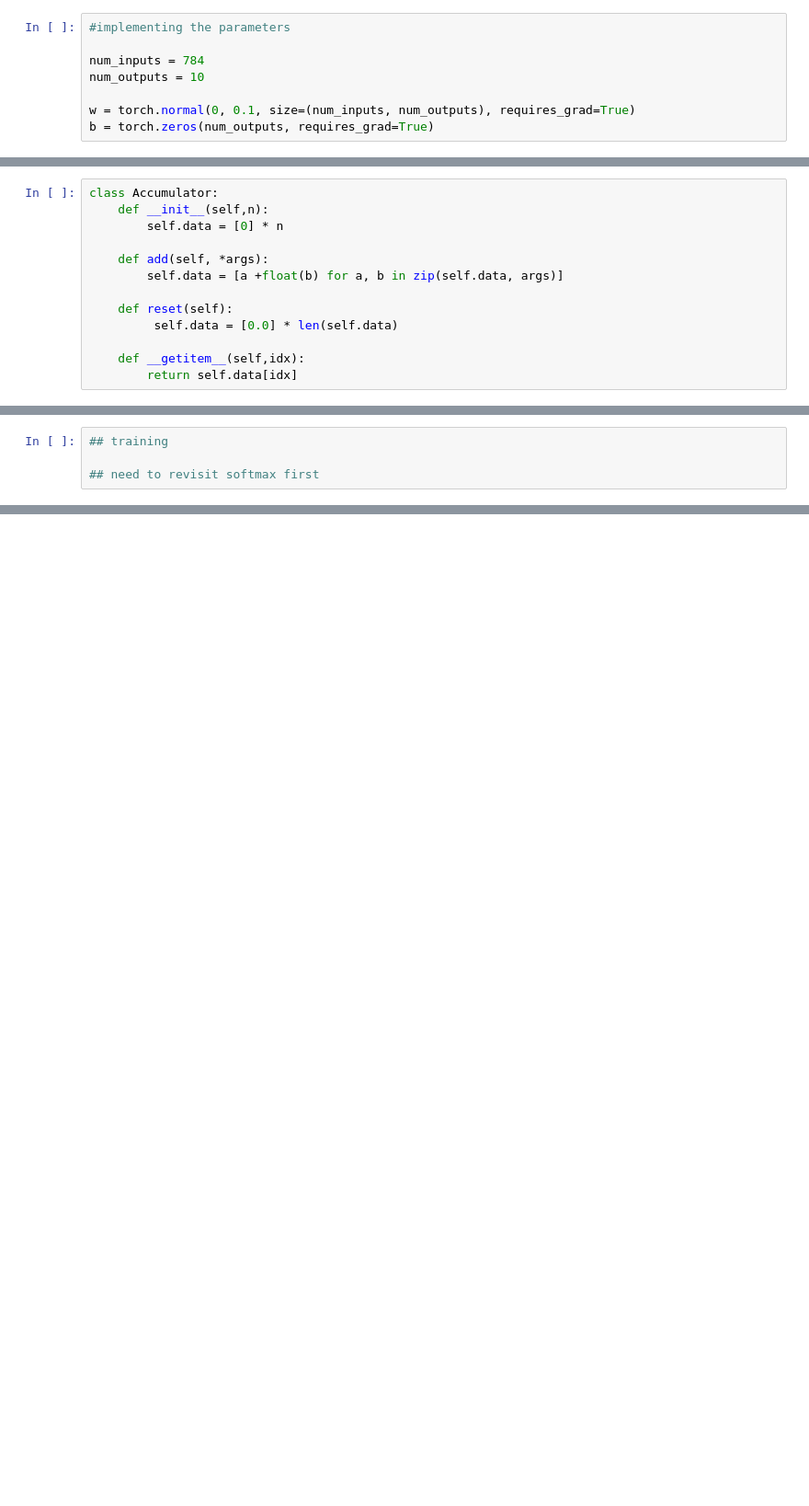
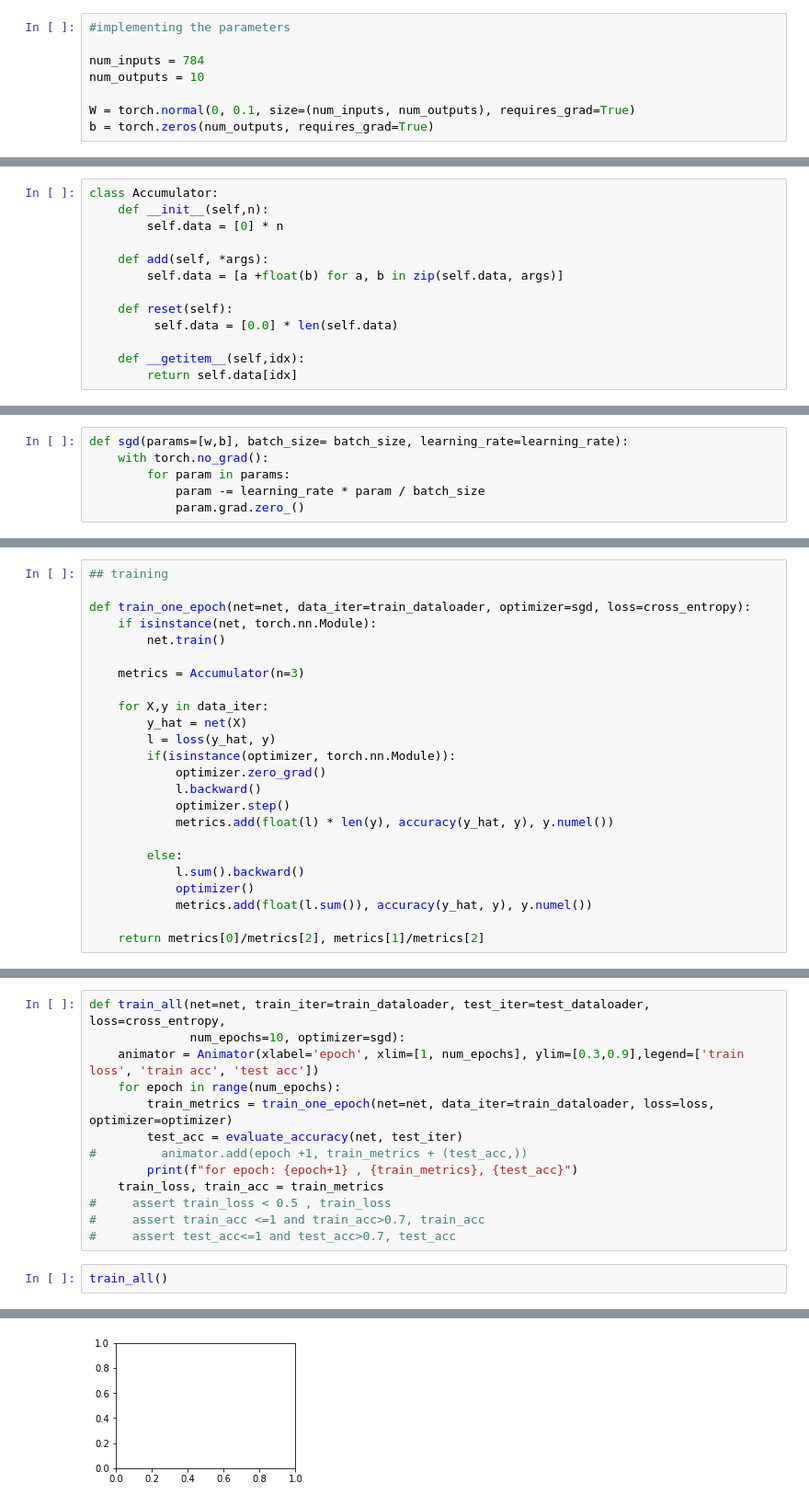
Before and after one commit to fanbyprinciple/d2l-fanbyprinciple, a Jupyter notebook: ch3_linear_neural_equations/ch3.3 image recognition.ipynb, the cells around one changed output, grey strips where cells are left out. Shown: that part at 92% size. Saved outputs shown, nothing was run; the diff lists cells and outputs as text; blank space fills up the shorter version.

```diff
--- a/ch3_linear_neural_equations/ch3.3 image recognition.ipynb
+++ b/ch3_linear_neural_equations/ch3.3 image recognition.ipynb
@@ -216,7 +205,7 @@ print(dir(torchvision.datasets))
 num_inputs = 784
 num_outputs = 10
 
-w = torch.normal(0, 0.1, size=(num_inputs, num_outputs), requires_grad=True)
+W = torch.normal(0, 0.1, size=(num_inputs, num_outputs), requires_grad=True)
 b = torch.zeros(num_outputs, requires_grad=True)
 # %%
 # sum
@@ -326,0 +325,6 @@ tensor(0.0926)
+# %%
+def sgd(params=[w,b], batch_size= batch_size, learning_rate=learning_rate):
+    with torch.no_grad():
+        for param in params:
+            param -= learning_rate * param / batch_size
+            param.grad.zero_()
@@ -327,4 +356,24 @@ tensor(0.0926)
 # %%
 ## training
 
-## need to revisit softmax first
+def train_one_epoch(net=net, data_iter=train_dataloader, optimizer=sgd, loss=cross_entropy):
+    if isinstance(net, torch.nn.Module):
+        net.train()
+
+    metrics = Accumulator(n=3)
+
+    for X,y in data_iter:
+        y_hat = net(X)
+        l = loss(y_hat, y)
+        if(isinstance(optimizer, torch.nn.Module)):
+            optimizer.zero_grad()
+            l.backward()
+            optimizer.step()
+            metrics.add(float(l) * len(y), accuracy(y_hat, y), y.numel())
+
+        else:
+            l.sum().backward()
+            optimizer()
+            metrics.add(float(l.sum()), accuracy(y_hat, y), y.numel())
+
+    return metrics[0]/metrics[2], metrics[1]/metrics[2]
@@ -330,0 +427,16 @@ tensor(0.0926)
+# %%
+def train_all(net=net, train_iter=train_dataloader, test_iter=test_dataloader, loss=cross_entropy,
+              num_epochs=10, optimizer=sgd):
+    animator = Animator(xlabel='epoch', xlim=[1, num_epochs], ylim=[0.3,0.9],legend=['train loss', 'train acc', 'test acc'])
+    for epoch in range(num_epochs):
+        train_metrics = train_one_epoch(net=net, data_iter=train_dataloader, loss=loss, optimizer=optimizer)
+        test_acc = evaluate_accuracy(net, test_iter)
+#         animator.add(epoch +1, train_metrics + (test_acc,))
+        print(f"for epoch: {epoch+1} , {train_metrics}, {test_acc}")
+    train_loss, train_acc = train_metrics
+#     assert train_loss < 0.5 , train_loss
+#     assert train_acc <=1 and train_acc>0.7, train_acc
+#     assert test_acc<=1 and test_acc>0.7, test_acc
+# %%
+train_all()
+# %% [output]
@@ -330,0 +453 @@ tensor(0.0926)
+[figure, added]
```
Also changed, not shown: parts of 28 cells of this notebook, 2 other files.
